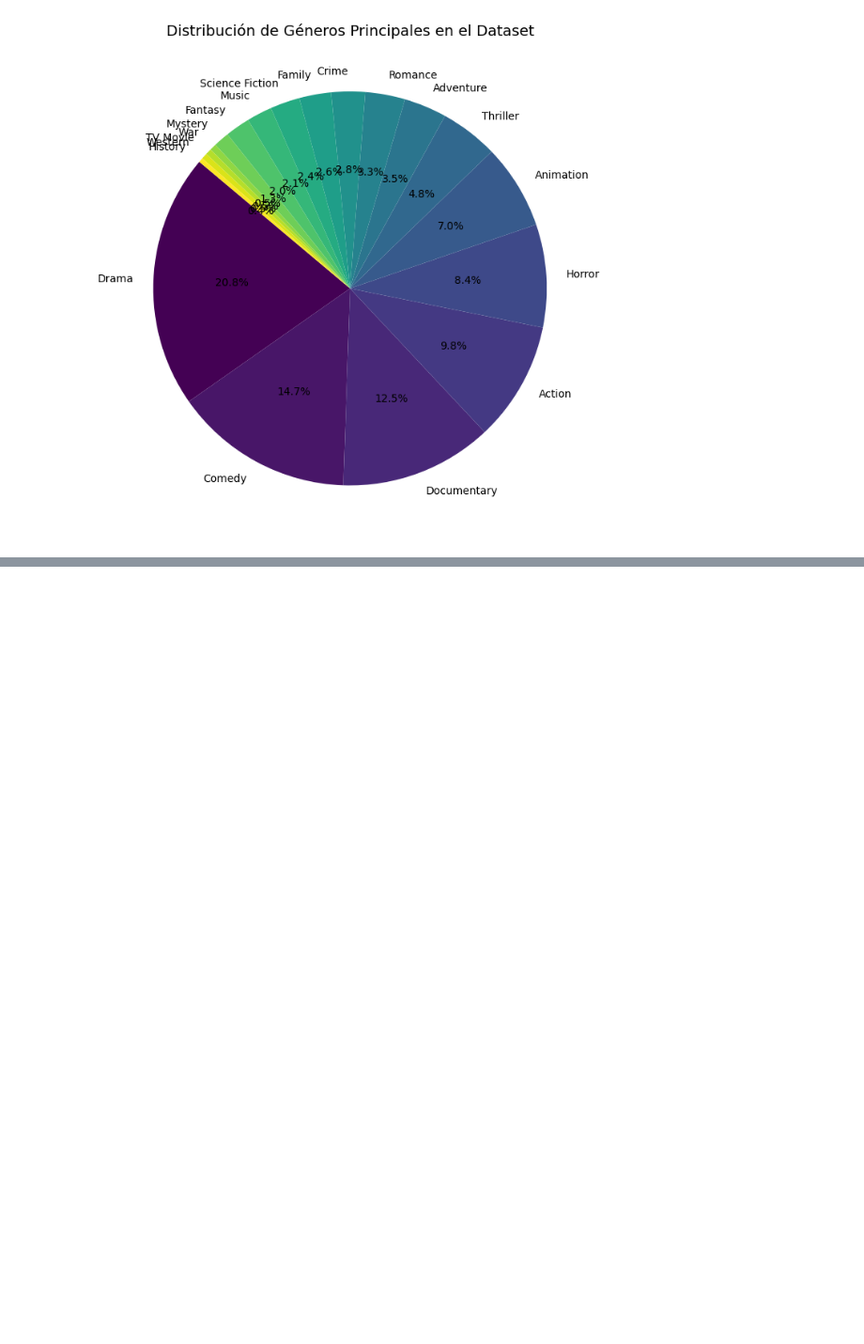
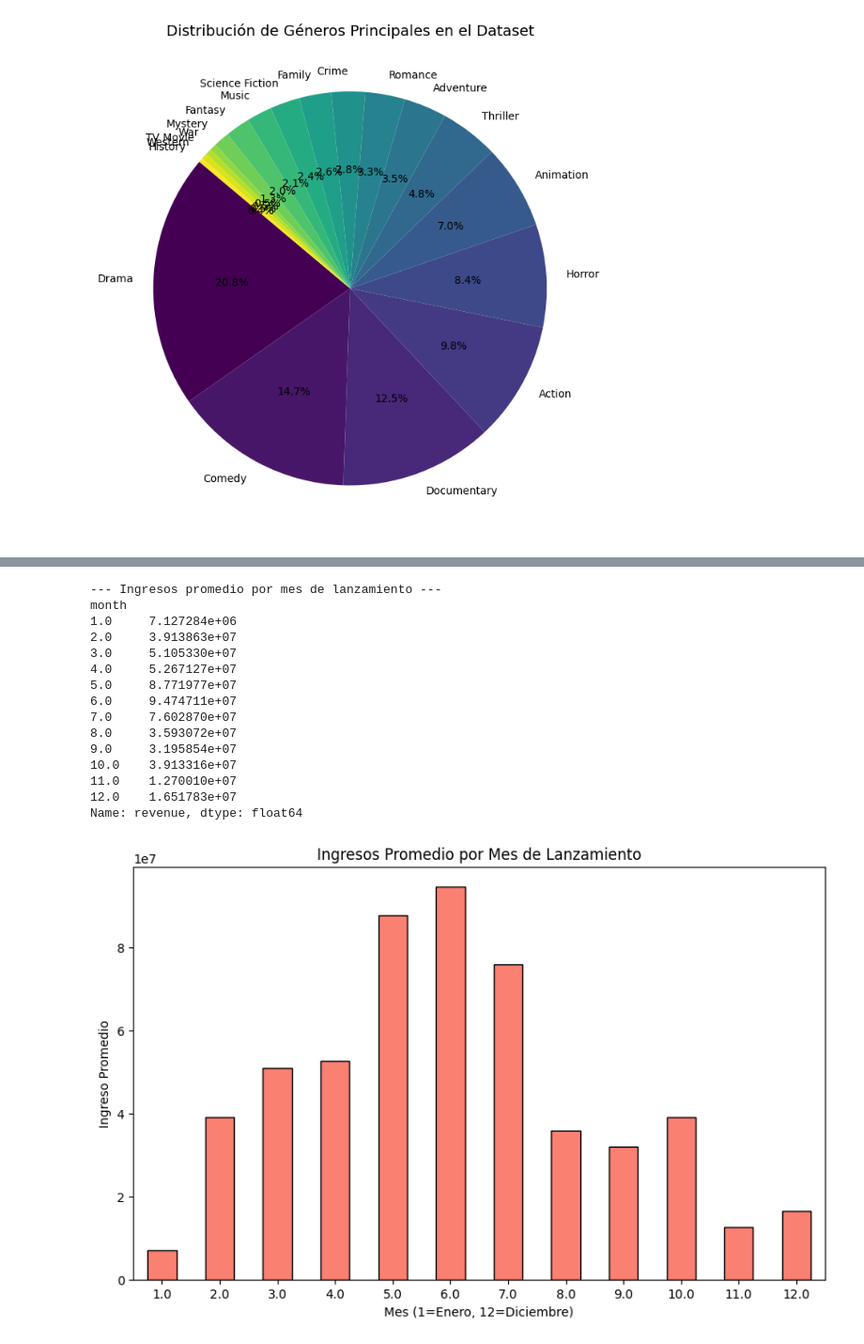
Before and after one commit to Branuvg/lab1_mineria, a Jupyter notebook: lab1.ipynb, the cells around one changed output, grey strips where cells are left out. Shown at 94% size. Saved outputs shown, nothing was run; the diff lists cells and outputs as text; code cells hidden in the pictures; blank space fills up the shorter version.

```diff
--- a/lab1.ipynb
+++ b/lab1.ipynb
@@ -216,0 +332,38 @@ Pertenece al género principal: Documentary (Duración: 750 min)
+# %%
+#4.12
+# --- 12. Meses de lanzamiento e ingresos ---
+# Convertimos releaseDate a formato fecha y extraemos el mes
+df['releaseDate'] = pd.to_datetime(df['releaseDate'])
+df['month'] = df['releaseDate'].dt.month
+
+# Agrupamos por mes y calculamos el ingreso promedio
+ingresos_mes = df.groupby('month')['revenue'].mean()
+
+print("\n--- Ingresos promedio por mes de lanzamiento ---")
+print(ingresos_mes)
+
+# Gráfico de barras por mes
+plt.figure(figsize=(10, 6))
+ingresos_mes.plot(kind='bar', color='salmon', edgecolor='black')
+plt.title('Ingresos Promedio por Mes de Lanzamiento')
+plt.xlabel('Mes (1=Enero, 12=Diciembre)')
+plt.ylabel('Ingreso Promedio')
+plt.xticks(rotation=0)
+plt.show()
+# %% [output]
+--- Ingresos promedio por mes de lanzamiento ---
+month
+1.0     7.127284e+06
+2.0     3.913863e+07
+3.0     5.105330e+07
+4.0     5.267127e+07
+5.0     8.771977e+07
+6.0     9.474711e+07
+7.0     7.602870e+07
+8.0     3.593072e+07
+9.0     3.195854e+07
+10.0    3.913316e+07
+11.0    1.270010e+07
+12.0    1.651783e+07
+Name: revenue, dtype: float64
+[figure, added]
```
Also changed, not shown: parts of 10 cells of this notebook, 1 other file.
